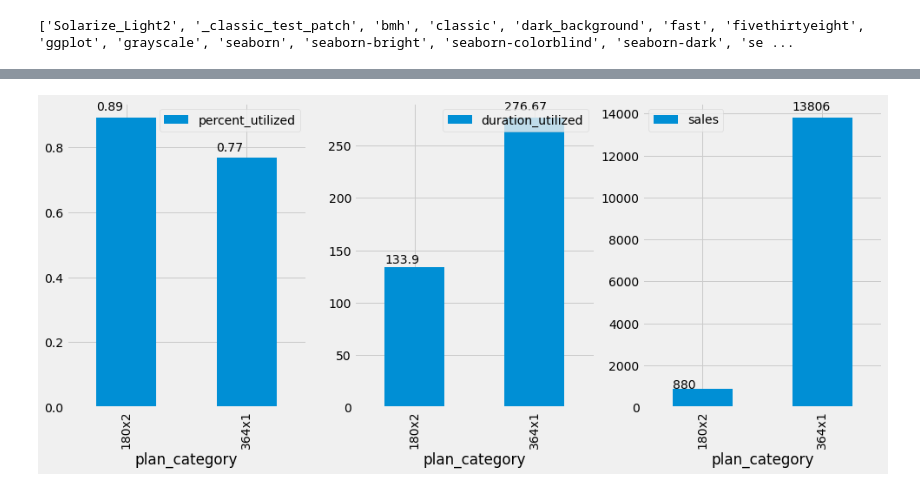
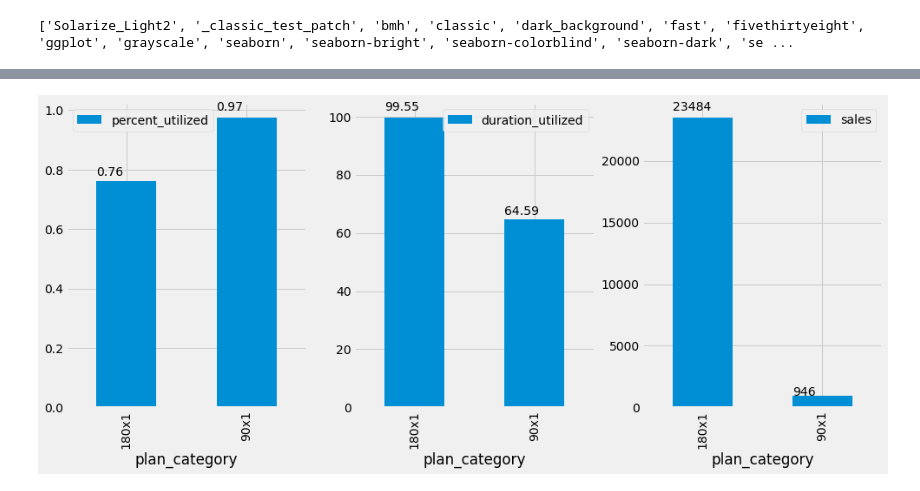
Before and after one commit to pkrishnamurthy1007/adtech, a Jupyter notebook: etl/pivot_ltv/duration_model.ipynb, the cells around one changed output, grey strips where cells are left out. Cells and saved outputs as stored; diff of their text form; code cells hidden in the pictures.

```diff
--- a/etl/pivot_ltv/duration_model.ipynb
+++ b/etl/pivot_ltv/duration_model.ipynb
@@ -173,21 +202,21 @@ model_df[model_df['plan_category'] == '180x4']
 # %%
 fig, ax = plt.subplots(nrows=1, ncols=3, figsize=(15,6))
 
-slice_df = model_df[model_df['plan_category'].isin(['180x2', '364x1'])]
+slice_df = model_df[model_df['plan_category'].isin(['90x1', '180x1'])]
 
 slice_df.groupby(['plan_category']).mean()[['percent_utilized']].plot.bar(ax=ax[0])
 slice_df.groupby(['plan_category']).mean()[['duration_utilized']].plot.bar(ax=ax[1])
 slice_df.groupby(['plan_category']).size().reset_index(name='sales').plot.bar(x='plan_category', ax=ax[2])
 
 for axs in ax:
     for p in axs.patches:
         axs.annotate(
             str(round(p.get_height(), 2)),
             (p.get_x() * 1.00,
              p.get_height() * 1.025)
         )
 # %% [output]
-[figure, old version]
+[figure, new version]
 # %%
 model_df.groupby(['plan_group']).size().reset_index(name='sales').set_index('plan_group')[['sales']]
 # %% [output]
```
Also changed, not shown: parts of 31 cells of this notebook, 4 other files.
